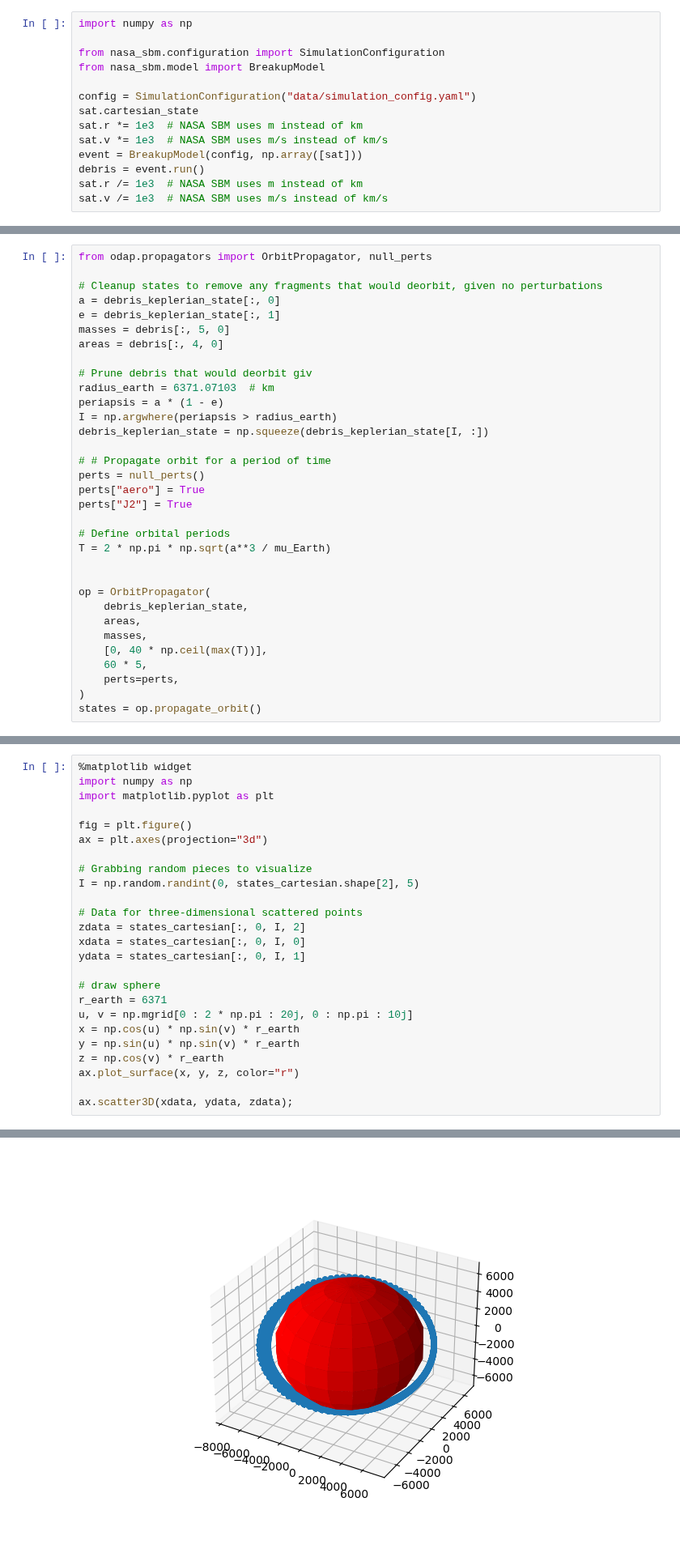
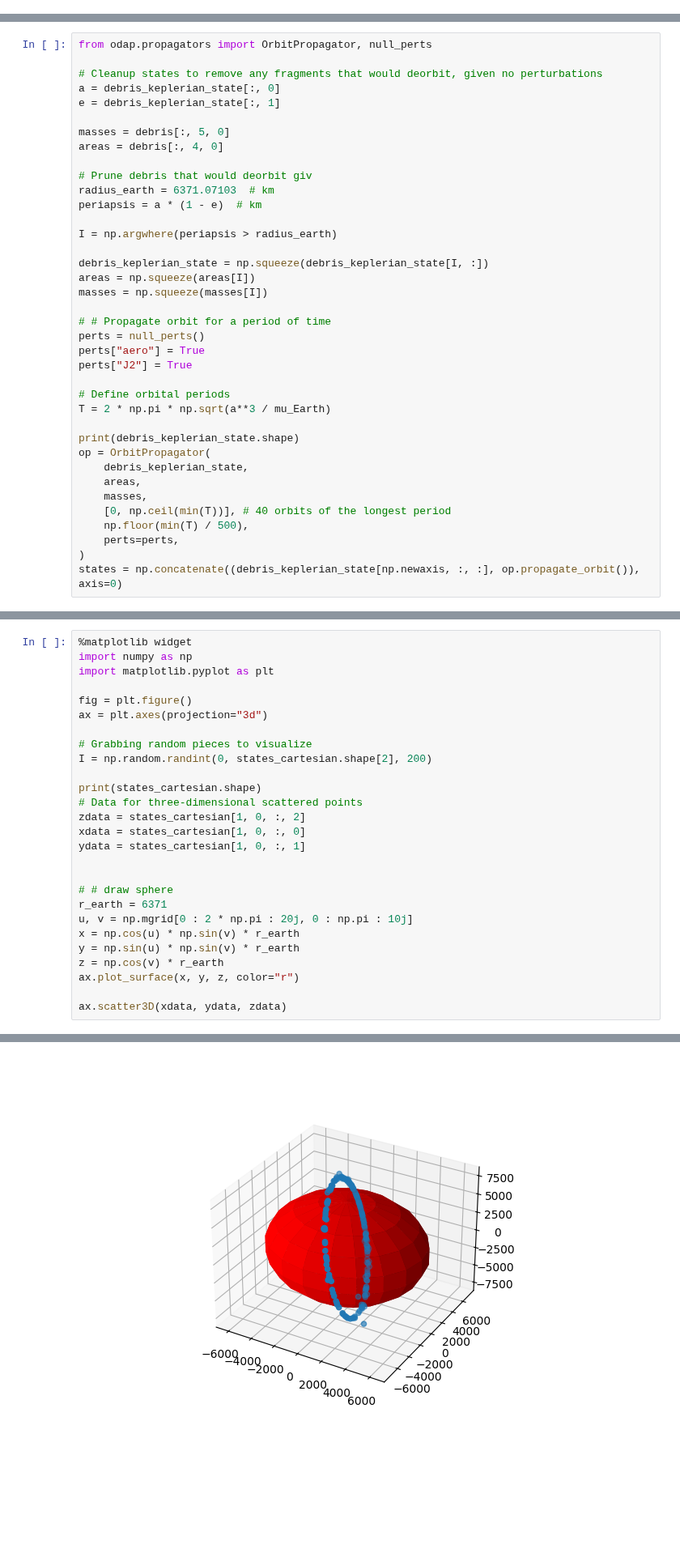
Before and after one commit to ReeceHumphreys/ODAP, a Jupyter notebook: notebooks/Introduction.ipynb, the cells around one changed output, grey strips where cells are left out. Shown at 81% size. Cells and saved outputs as stored; diff of their text form; blank space fills up the shorter version.

```diff
--- a/notebooks/Introduction.ipynb
+++ b/notebooks/Introduction.ipynb
@@ -104,17 +105,3 @@ sat = Satellite(tle)
 A satellite breakup model is a mathematical model used to describe the outcome of a satellite breakup due to an explosion or collision. A satellite breakup model should describe the size, area-to-mass (AM) ratio, and the ejection velocity of each fragment produced in the satellite breakup. The most easily accessible literature model is the [NASA Standard breakup model](https://www.sciencedirect.com/science/article/abs/pii/S0273117701004239). This model is implemented in ODAP in `generate_debris.py`.
 
 In the following subsections, ODAP is utilized to simulate an explosion event and a collision event. Additionally, some information about how the NASA Standard Breakup Model works is provided. For additional information it is recomended to refer to ...
-# %%
-import numpy as np
-
-from nasa_sbm.configuration import SimulationConfiguration
-from nasa_sbm.model import BreakupModel
-
-config = SimulationConfiguration("data/simulation_config.yaml")
-sat.cartesian_state
-sat.r *= 1e3  # NASA SBM uses m instead of km
-sat.v *= 1e3  # NASA SBM uses m/s instead of km/s
-event = BreakupModel(config, np.array([sat]))
-debris = event.run()
-sat.r /= 1e3  # NASA SBM uses m instead of km
-sat.v /= 1e3  # NASA SBM uses m/s instead of km/s
@@ -143,14 +299,19 @@ from odap.propagators import OrbitPropagator, null_perts
 # Cleanup states to remove any fragments that would deorbit, given no perturbations
 a = debris_keplerian_state[:, 0]
 e = debris_keplerian_state[:, 1]
+
 masses = debris[:, 5, 0]
 areas = debris[:, 4, 0]
 
 # Prune debris that would deorbit giv
 radius_earth = 6371.07103  # km
-periapsis = a * (1 - e)
+periapsis = a * (1 - e)  # km
+
 I = np.argwhere(periapsis > radius_earth)
+
 debris_keplerian_state = np.squeeze(debris_keplerian_state[I, :])
+areas = np.squeeze(areas[I])
+masses = np.squeeze(masses[I])
 
 # # Propagate orbit for a period of time
 perts = null_perts()
@@ -160,13 +321,13 @@ perts["J2"] = True
 # Define orbital periods
 T = 2 * np.pi * np.sqrt(a**3 / mu_Earth)
 
-
+print(debris_keplerian_state.shape)
 op = OrbitPropagator(
     debris_keplerian_state,
     areas,
     masses,
-    [0, 40 * np.ceil(max(T))],
-    60 * 5,
+    [0, np.ceil(min(T))], # 40 orbits of the longest period
+    np.floor(min(T) / 500),
     perts=perts,
 )
-states = op.propagate_orbit()
+states = np.concatenate((debris_keplerian_state[np.newaxis, :, :], op.propagate_orbit()), axis=0)
@@ -196,14 +363,16 @@ fig = plt.figure()
 ax = plt.axes(projection="3d")
 
 # Grabbing random pieces to visualize
-I = np.random.randint(0, states_cartesian.shape[2], 5)
+I = np.random.randint(0, states_cartesian.shape[2], 200)
 
+print(states_cartesian.shape)
 # Data for three-dimensional scattered points
-zdata = states_cartesian[:, 0, I, 2]
-xdata = states_cartesian[:, 0, I, 0]
-ydata = states_cartesian[:, 0, I, 1]
+zdata = states_cartesian[1, 0, :, 2]
+xdata = states_cartesian[1, 0, :, 0]
+ydata = states_cartesian[1, 0, :, 1]
 
-# draw sphere
+
+# # draw sphere
 r_earth = 6371
 u, v = np.mgrid[0 : 2 * np.pi : 20j, 0 : np.pi : 10j]
 x = np.cos(u) * np.sin(v) * r_earth
@@ -211,5 +380,5 @@ y = np.sin(u) * np.sin(v) * r_earth
 z = np.cos(v) * r_earth
 ax.plot_surface(x, y, z, color="r")
 
-ax.scatter3D(xdata, ydata, zdata);
+ax.scatter3D(xdata, ydata, zdata)
 # %% [output]
@@ -216 +387 @@ ax.scatter3D(xdata, ydata, zdata);
-[figure, old version]
+[figure, new version]
```
Also changed, not shown: parts of 18 cells of this notebook, 7 other files.
